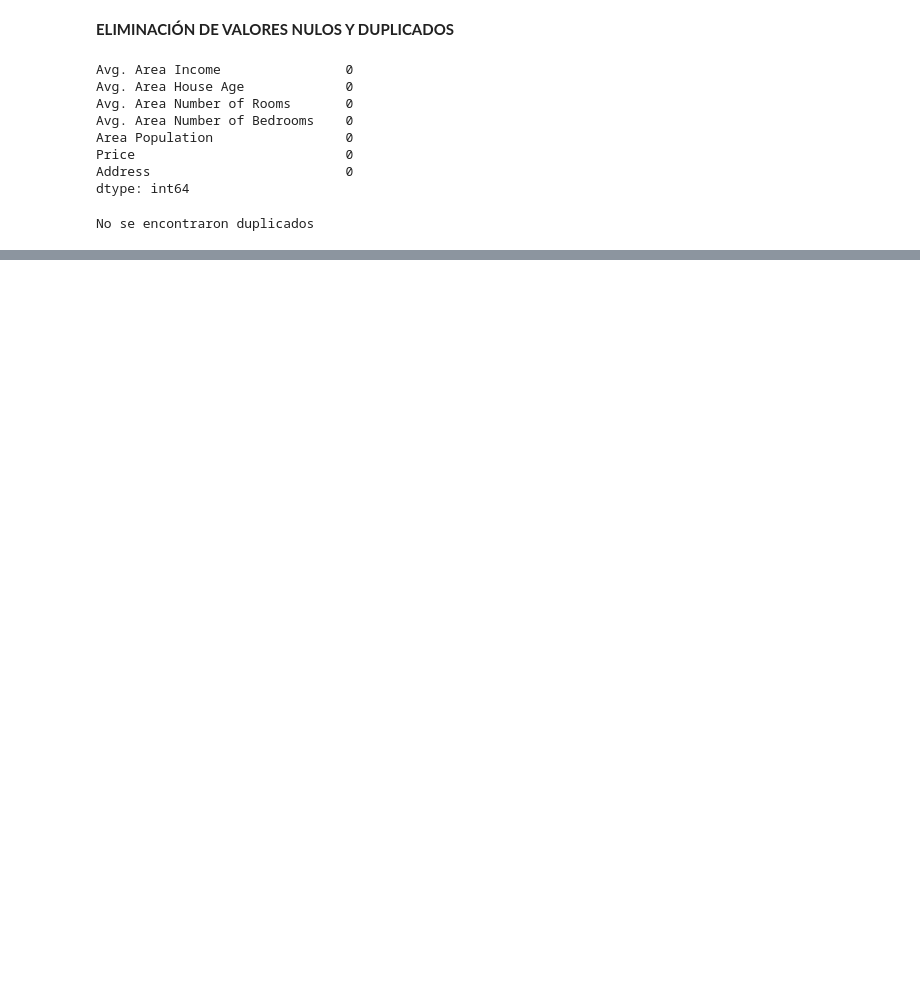
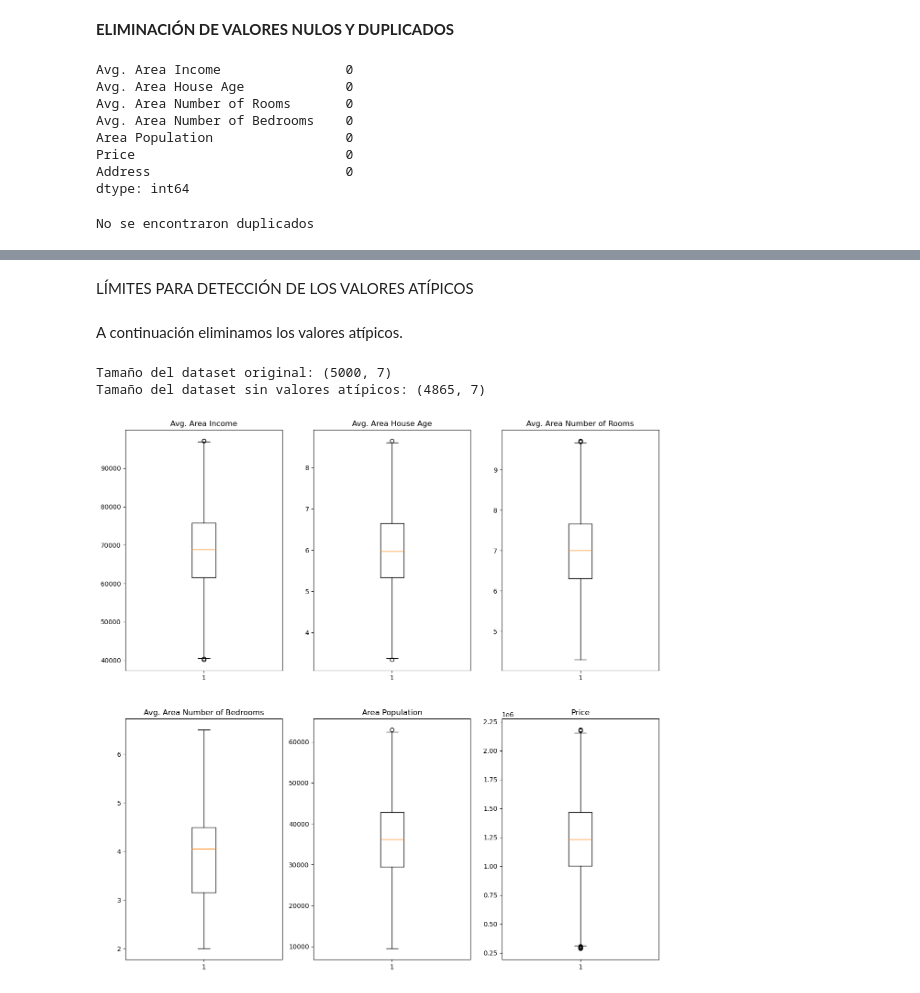
Before and after one commit to mgonzalz/USA_Housing, a Jupyter notebook: usa_housing.ipynb, the cells around one changed output, grey strips where cells are left out. Saved outputs shown, nothing was run; the diff lists cells and outputs as text; code cells hidden in the pictures; blank space fills up the shorter version.

```diff
--- a/usa_housing.ipynb
+++ b/usa_housing.ipynb
@@ -39,0 +109,42 @@ No se encontraron duplicados
+# %%
+Q1 = df_housing.quantile(0.25)
+Q3 = df_housing.quantile(0.75)
+IQR = Q3 - Q1
+# %% [markdown]
+LÍMITES PARA DETECCIÓN DE LOS VALORES ATÍPICOS
+# %%
+limite_inferior = Q1 - (1.5 * IQR)
+limite_superior = Q3 + (1.5 * IQR)
+
+outliers = ((df_housing < limite_inferior) | (df_housing > limite_superior)).any(axis=1) #VALORES ATÍPICOS
+# %% [markdown]
+A continuación eliminamos los valores atípicos.
+# %%
+df_housing_f1 = df_housing.drop(df_housing[outliers].index)
+
+print("Tamaño del dataset original:", df_housing.shape)
+print("Tamaño del dataset sin valores atípicos:", df_housing_f1.shape)
+# %% [output]
+Tamaño del dataset original: (5000, 7)
+Tamaño del dataset sin valores atípicos: (4865, 7)
+# %%
+fig, ax = plt.subplots(2,3, figsize=(15,15))
+ax[0,0].boxplot(df_housing_f1['Avg. Area Income'])
+ax[0,0].set_title('Avg. Area Income')
+ax[0,1].boxplot(df_housing_f1['Avg. Area House Age'])
+ax[0,1].set_title('Avg. Area House Age')
+ax[0,2].boxplot(df_housing_f1['Avg. Area Number of Rooms'])
+ax[0,2].set_title('Avg. Area Number of Rooms')
+ax[1,0].boxplot(df_housing_f1['Avg. Area Number of Bedrooms'])
+ax[1,0].set_title('Avg. Area Number of Bedrooms')
+ax[1,1].boxplot(df_housing_f1['Area Population'])
+ax[1,1].set_title('Area Population')
+ax[1,2].boxplot(df_housing_f1['Price'])
+ax[1,2].set_title('Price')
+
+# No incluimos la columna 'Address' porque es de tipo object
+
+plt.savefig('gráficas/boxplot-clean.png')
+plt.show()
+# %% [output]
+[figure, added]
```
Also changed, not shown: parts of 12 cells of this notebook.
